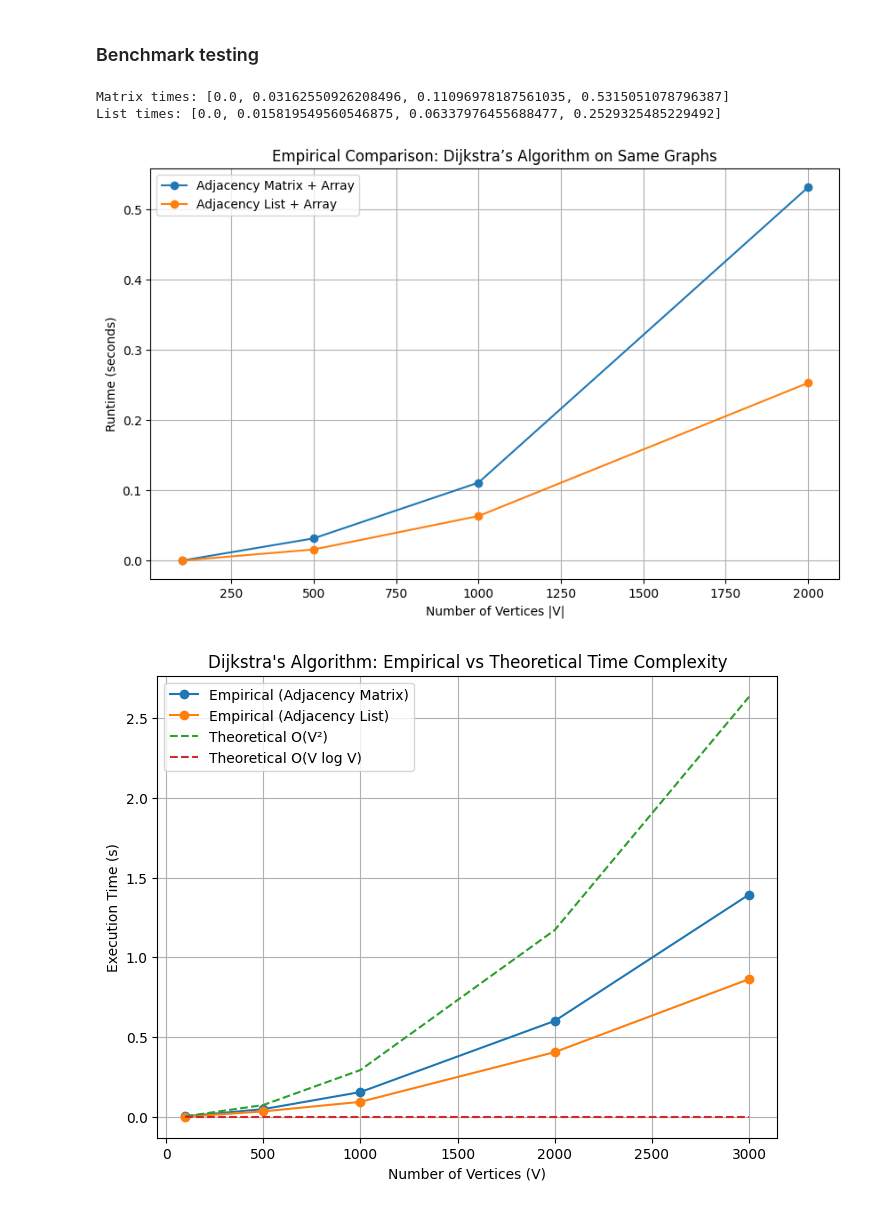
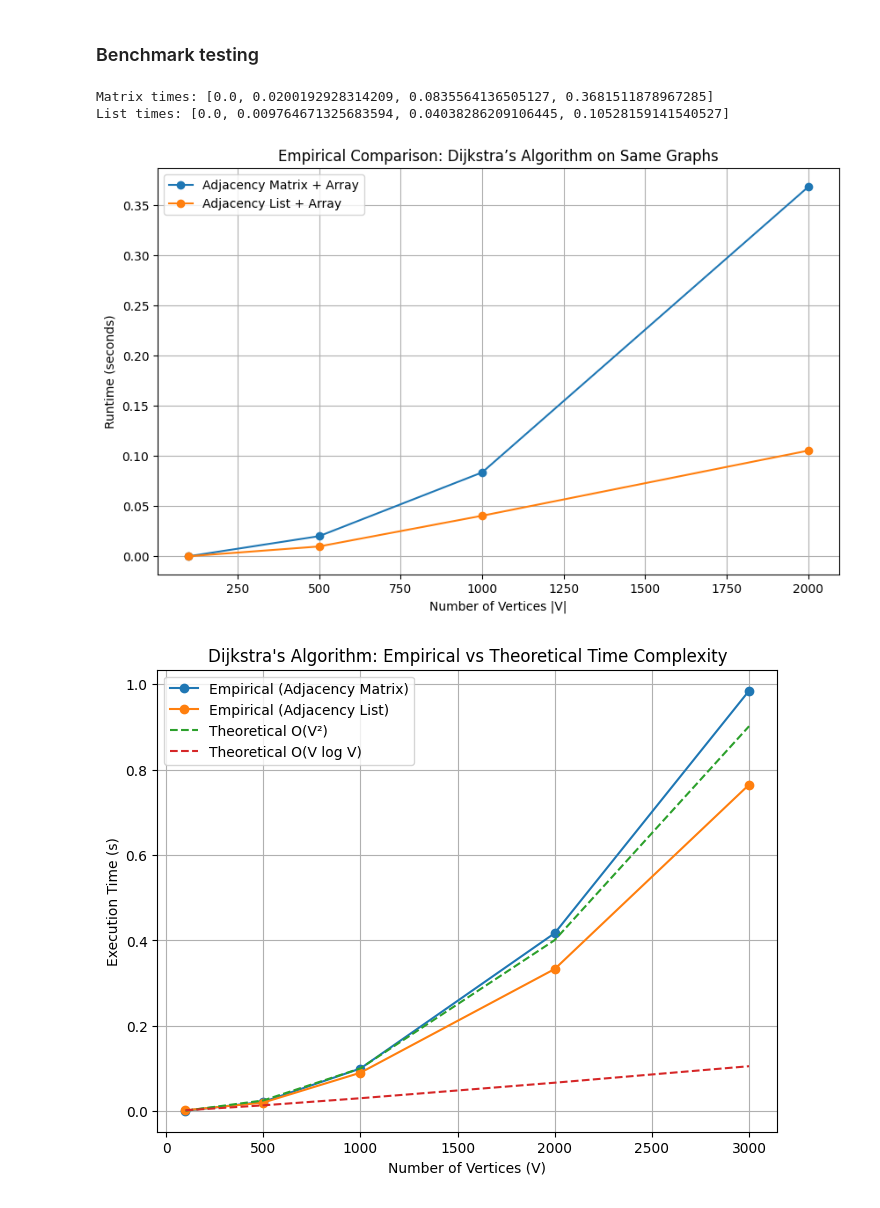
Before and after one commit to M00dler/SC2001_Lab_Team_5, a Jupyter notebook: Lab 2/Lab 2.ipynb, the cells around one changed output. Cells and saved outputs as stored; diff of their text form; code cells hidden in the pictures.

Commit message:
fix: added dijkstra algorithm with min heap

```diff
--- a/Lab 2/Lab 2.ipynb
+++ b/Lab 2/Lab 2.ipynb
@@ -174,7 +294,7 @@ import matplotlib.pyplot as plt
 INF = 999999
 
 # --- Graph generation ---
-def generate_graph_matrix(V, max_weight=10, density=0.8):
+def generate_graph_matrix(V, max_weight=10, density=0.8): # Mod density
     graph = np.random.randint(0, max_weight + 1, size=(V, V))
     mask = np.random.rand(V, V) < density  # randomly remove some edges
     graph = graph * mask
@@ -209,7 +329,7 @@ for V in sizes:
 
     # List version
     start_time = time.time()
-    dijkstra_list(adj_list, 0)
+    dijkstra_heap(adj_list, 0)
     times_list.append(time.time() - start_time)
 
 print("Matrix times:", times_matrix)
@@ -226,9 +346,9 @@ plt.legend()
 plt.grid(True)
 plt.show()
 # %% [output]
-Matrix times: [0.0, 0.03162550926208496, 0.11096978187561035, 0.5315051078796387]
-List times: [0.0, 0.015819549560546875, 0.06337976455688477, 0.2529325485229492]
+Matrix times: [0.0, 0.0200192928314209, 0.0835564136505127, 0.3681511878967285]
+List times: [0.0, 0.009764671325683594, 0.04038286209106445, 0.10528159141540527]
-[figure, old version]
+[figure, new version]
 # %%
 import time
 import matplotlib.pyplot as plt
@@ -267,32 +387,32 @@ for V in sizes:
 
     # List-based Dijkstra
     start_time = time.time()
-    dijkstra_list(adj_list, 0)
+    dijkstra_heap(adj_list, 0)
     times_list.append(time.time() - start_time)
 
 # -----------------
 # Theoretical Curves
 # -----------------
 # Scale factors to align with real timings (just for visualization)
 scale_matrix = times_matrix[0] / (sizes[0]**2)
 scale_list = times_list[0] / (sizes[0] * np.log(sizes[0]))
 
 theoretical_matrix = [scale_matrix * (v**2) for v in sizes]
 theoretical_list = [scale_list * (v * np.log(v)) for v in sizes]
 
 # -----------------
 # Plot Results
 # -----------------
 plt.figure(figsize=(8,6))
 plt.plot(sizes, times_matrix, 'o-', label="Empirical (Adjacency Matrix)")
 plt.plot(sizes, times_list, 'o-', label="Empirical (Adjacency List)")
 plt.plot(sizes, theoretical_matrix, '--', label="Theoretical O(V²)")
 plt.plot(sizes, theoretical_list, '--', label="Theoretical O(V log V)")
 plt.xlabel("Number of Vertices (V)")
 plt.ylabel("Execution Time (s)")
 plt.title("Dijkstra's Algorithm: Empirical vs Theoretical Time Complexity")
 plt.legend()
 plt.grid(True)
 plt.show()
 # %% [output]
-[figure, old version]
+[figure, new version]
```
Also changed, not shown: parts of 3 cells of this notebook.
